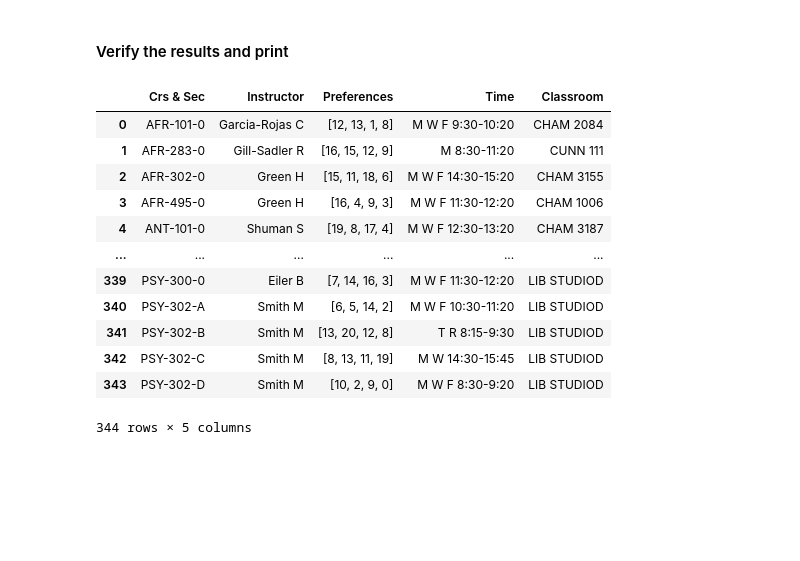
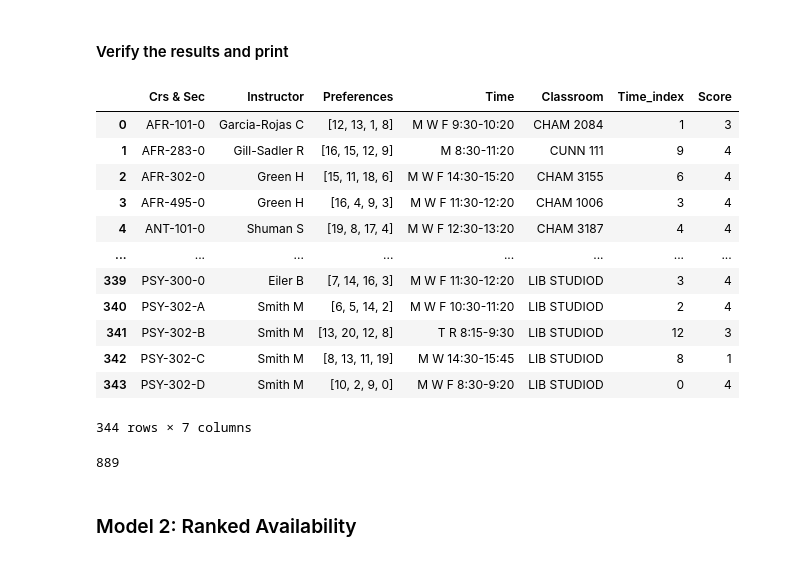
Before and after one commit to hientrn1201/davidson-classroom-scheduling, a Jupyter notebook: project.ipynb, the cells around one changed output. Cells and saved outputs as stored; diff of their text form; code cells hidden in the pictures; blank space fills up the shorter version.

Commit message:
finish the second model

```diff
--- a/project.ipynb
+++ b/project.ipynb
@@ -299,6 +299,7 @@ Warning: constraint name "Identical_Time_constraint_classes_[305, 315, 325]" has
 # %%
 if model.Status == GRB.OPTIMAL:
     times = {}
+    times_index = {}
     class_rooms = {}
     solution = model.getAttr("X", x)
     for i in range(I):
@@ -306,28 +307,31 @@ if model.Status == GRB.OPTIMAL:
             for c in range(C):
                 if solution[i, t, c] > 0 and t in availabities[i]:
                     times[i] = time_data[t]
+                    times_index[i] = t
                     class_rooms[i] = classrooms_data[c]
 
     assert len(times) == I
 # %%
 res = course_data.copy()
 res["Time"] = res.index.map(times)
 res["Classroom"] = res.index.map(class_rooms)
+res["Time_index"] = res.index.map(times_index)
+res["Score"] = res.apply(lambda x: x["Preferences"].index(x["Time_index"]) + 1, axis=1)
 res
 # %% [output]
-|  | Crs & Sec | Instructor | Preferences | Time | Classroom |
-| 0 | AFR-101-0 | Garcia-Rojas C | [12, 13, 1, 8] | M W F 9:30-10:20 | CHAM 2084 |
-| 1 | AFR-283-0 | Gill-Sadler R | [16, 15, 12, 9] | M 8:30-11:20 | CUNN 111 |
-| 2 | AFR-302-0 | Green H | [15, 11, 18, 6] | M W F 14:30-15:20 | CHAM 3155 |
-| 3 | AFR-495-0 | Green H | [16, 4, 9, 3] | M W F 11:30-12:20 | CHAM 1006 |
-| 4 | ANT-101-0 | Shuman S | [19, 8, 17, 4] | M W F 12:30-13:20 | CHAM 3187 |
-| ... | ... | ... | ... | ... | ... |
-| 339 | PSY-300-0 | Eiler B | [7, 14, 16, 3] | M W F 11:30-12:20 | LIB STUDIOD |
-| 340 | PSY-302-A | Smith M | [6, 5, 14, 2] | M W F 10:30-11:20 | LIB STUDIOD |
-| 341 | PSY-302-B | Smith M | [13, 20, 12, 8] | T R 8:15-9:30 | LIB STUDIOD |
-| 342 | PSY-302-C | Smith M | [8, 13, 11, 19] | M W 14:30-15:45 | LIB STUDIOD |
-| 343 | PSY-302-D | Smith M | [10, 2, 9, 0] | M W F 8:30-9:20 | LIB STUDIOD |
+|  | Crs & Sec | Instructor | Preferences | Time | Classroom | Time_index | Score |
+| 0 | AFR-101-0 | Garcia-Rojas C | [12, 13, 1, 8] | M W F 9:30-10:20 | CHAM 2084 | 1 | 3 |
+| 1 | AFR-283-0 | Gill-Sadler R | [16, 15, 12, 9] | M 8:30-11:20 | CUNN 111 | 9 | 4 |
+| 2 | AFR-302-0 | Green H | [15, 11, 18, 6] | M W F 14:30-15:20 | CHAM 3155 | 6 | 4 |
+| 3 | AFR-495-0 | Green H | [16, 4, 9, 3] | M W F 11:30-12:20 | CHAM 1006 | 3 | 4 |
+| 4 | ANT-101-0 | Shuman S | [19, 8, 17, 4] | M W F 12:30-13:20 | CHAM 3187 | 4 | 4 |
+| ... | ... | ... | ... | ... | ... | ... | ... |
+| 339 | PSY-300-0 | Eiler B | [7, 14, 16, 3] | M W F 11:30-12:20 | LIB STUDIOD | 3 | 4 |
+| 340 | PSY-302-A | Smith M | [6, 5, 14, 2] | M W F 10:30-11:20 | LIB STUDIOD | 2 | 4 |
+| 341 | PSY-302-B | Smith M | [13, 20, 12, 8] | T R 8:15-9:30 | LIB STUDIOD | 12 | 3 |
+| 342 | PSY-302-C | Smith M | [8, 13, 11, 19] | M W 14:30-15:45 | LIB STUDIOD | 8 | 1 |
+| 343 | PSY-302-D | Smith M | [10, 2, 9, 0] | M W F 8:30-9:20 | LIB STUDIOD | 0 | 4 |
-344 rows × 5 columns
+344 rows × 7 columns
 # %%
 check = res.groupby("Time")['Instructor'].apply(list).to_dict()
 for list_profs in check.values():
@@ -335,3 +339,10 @@ for list_profs in check.values():
     for prof in list_profs:
         check_set.add(prof)
     assert len(list_profs) == len(check_set)
+# %%
+total_score = res.Score.sum()
+total_score
+# %% [output]
+889
+# %% [markdown]
+### Model 2: Ranked Availability
```
Also changed, not shown: parts of 10 cells of this notebook, 1 other file.
